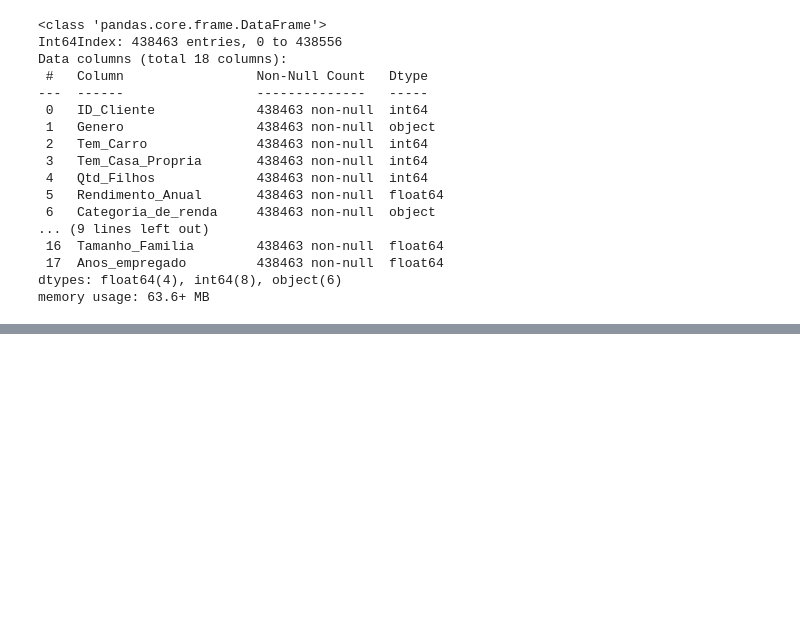
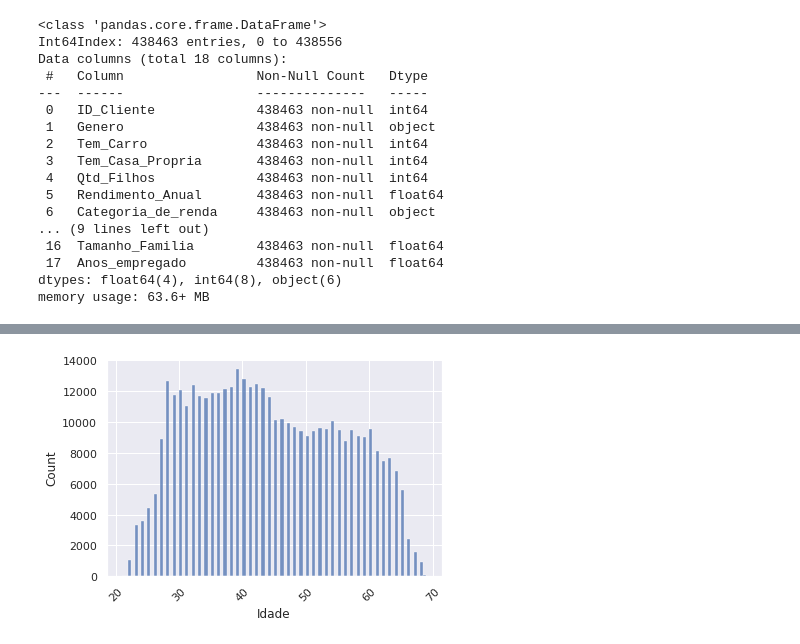
Before and after one commit to HenriqueCCdA/bootCampAluraDataScience, a Jupyter notebook: modulo6/aulas/boot_camp_modulo6_aulas.ipynb, the cells around one changed output, grey strips where cells are left out. Drawn from its saved outputs; the diff is of its cells as text; code cells hidden in the pictures; blank space fills up the shorter version.

```diff
--- a/modulo6/aulas/boot_camp_modulo6_aulas.ipynb
+++ b/modulo6/aulas/boot_camp_modulo6_aulas.ipynb
@@ -118,0 +226,6 @@ memory usage: 63.6+ MB
+# %%
+sns.histplot(data=df_clientes_cadastrados_sem_outliers, x='Idade')
+plt.xticks(rotation=45)
+plt.show()
+# %% [output]
+[figure, added]
```
Also changed, not shown: parts of 27 cells of this notebook.
